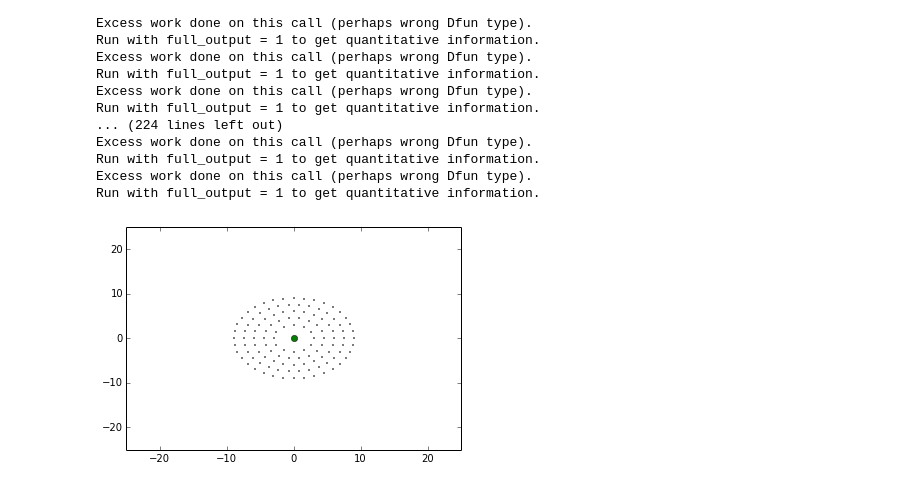
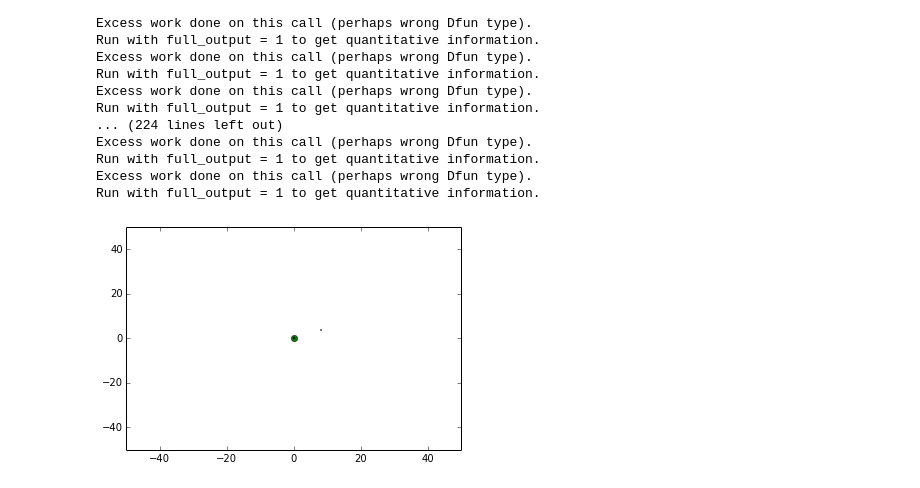
Before and after one commit to daw202/PHYS202-S14, a Jupyter notebook: GalaxyMergers.ipynb, the cells around one changed output. Cells and saved outputs as stored; diff of their text form; code cells hidden in the pictures.

Commit message:
Work on GM, elliptical orbits not working quite right. Unsure of cause.

```diff
--- a/GalaxyMergers.ipynb
+++ b/GalaxyMergers.ipynb
@@ -42,6 +45,8 @@ def doublederivr(arrayOfVectors, t):
     vx = arrayOfVectors[2]
     vy = arrayOfVectors[3]
 
+    if (t+10.) / .1 > 200.:
+        t = 10.
     radius = np.sqrt(rx**2 + ry**2)
     bigRadius = np.sqrt((Rx[(t + 10.) / .1])**2 + (Ry[(t + 10.) / .1])**2)
     eqx = -G * (M * rx / radius**3 + S * (Rx[(t + 10.) / .1] - rx) / (bigRadius - radius)**3 + S * Rx[(t + 10.) / .1] / bigRadius**3)
@@ -89,12 +94,12 @@ def makePoints(rings = 5, pointsInRings = [12, 18, 24, 30, 36], assumedRmin = 25
             radiusPercent = (12. + 6. * i) / 100.
         for j in range(pointsInRings[i]):
             radians = j * radiansPerPoint
-            x = e_ratio_long2short * radiusPercent * assumedRmin * np.cos(radians)
-            y = radiusPercent * assumedRmin * np.sin(radians)
+            x = np.sqrt(e_ratio_long2short) * radiusPercent * assumedRmin * np.cos(radians)
+            y = 1. / np.sqrt(e_ratio_long2short) * radiusPercent * assumedRmin * np.sin(radians)
             pointRingLocations[i].append([x, y])
     return pointRingLocations
 
-def initial_velocity(r, T = 5.442):
+def initial_velocity(r):
     '''
     r is radius vector from M to point in [rx, ry] form
     T is desired period
@@ -108,5 +113,14 @@ def initial_velocity(r, T = 5.442):
 
     return v_vector
 
-def initial_velocity_elliptical(r):
-    pass
+def initial_velocity_elliptical(r, a, b):
+    xr = r[0]
+    yr = r[1]
+    magnitude_r = np.sqrt(xr**2 + yr**2)
+    magnitude_v = np.sqrt(G*M * (2./magnitude_r - 1./a))
+    sint = yr / magnitude_r
+    cost = xr / magnitude_r
+    vx = - a * sint
+    vy = b * cost
+    v_vector = np.array([-vx, -vy])
+    return v_vector
@@ -127,14 +135,14 @@ for i in locs:
     for j in i:
         velocities[ring].append(initial_velocity(j))
     ring += 1
-velocities = np.array(velocities)
+#velocities = np.array(velocities)
 
 galaxy_velocity_x = 6. #kpc per time step
 galaxy_velocity_y = -6.185 #kpc per time step
 galaxy_pos_x = -30. #kpc
 galaxy_pos_y = 120. #kpc
 
-t = np.arange(-10., 10.1, .1)
+t = np.linspace(-10., 10., 201)
 initial_condis = np.array([galaxy_pos_x, galaxy_pos_y,
                            galaxy_velocity_x, galaxy_velocity_y])
 galaxy_locs = odeint(doublederivR, initial_condis, t)
@@ -183,21 +191,21 @@ points_locs = np.array(points_locs)
 # %%
 def interact_points(t = -10.):
     '''
     Rx, Ry, and points_locs must be in global namespace for this to work
     t ranges from -10. to 10. and serves as the time
     '''
     t += 10.
     t /= .1
     plt.plot(-Rx[t], -Ry[t], marker = 'o')
     plt.plot(0, 0, marker = 'o')
     for i in points_locs:
         rx = i[0]
         ry = i[1]
         plt.plot(rx[t], ry[t], marker = 'o', color = 'k', markersize = 1)
-    plt.xlim(-25, 25)
-    plt.ylim(-25, 25)
+    plt.xlim(-50, 50)
+    plt.ylim(-50, 50)
     plt.show()
 
 v = interact(interact_points, t = (-10., 10.))
 # %% [output]
-[figure, old version]
+[figure, new version]
```
Also changed, not shown: parts of 5 cells of this notebook.
